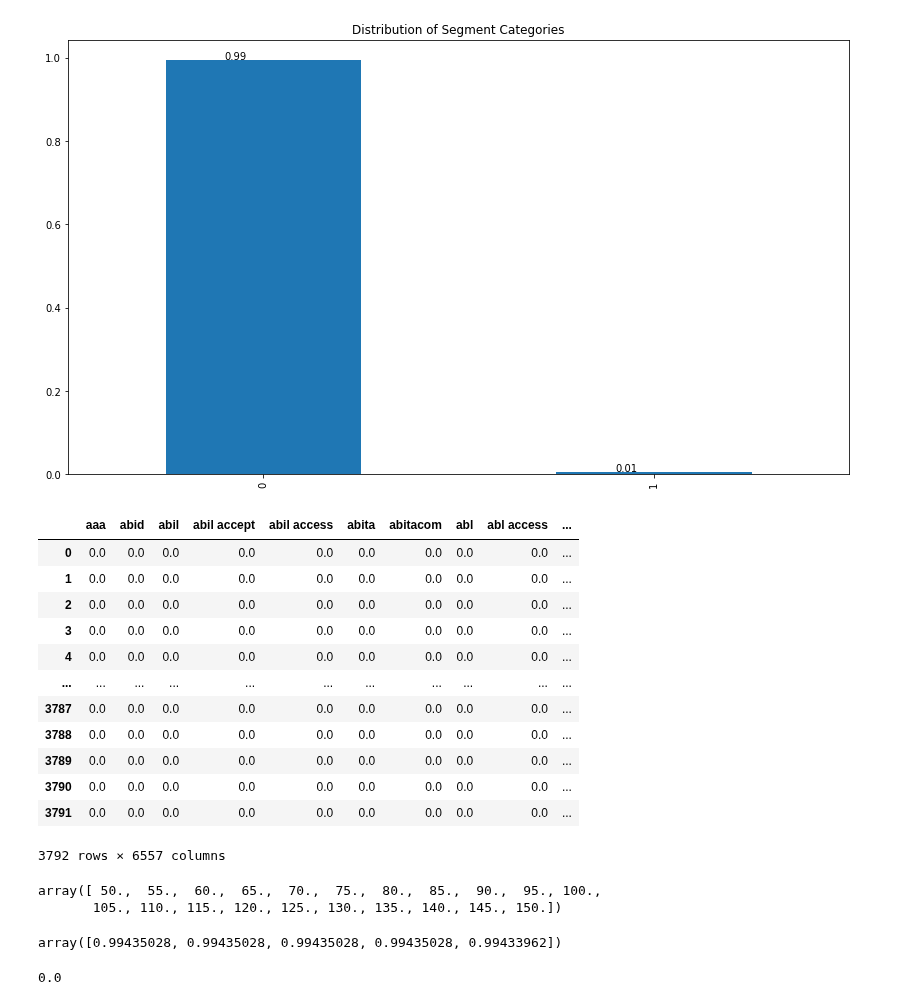
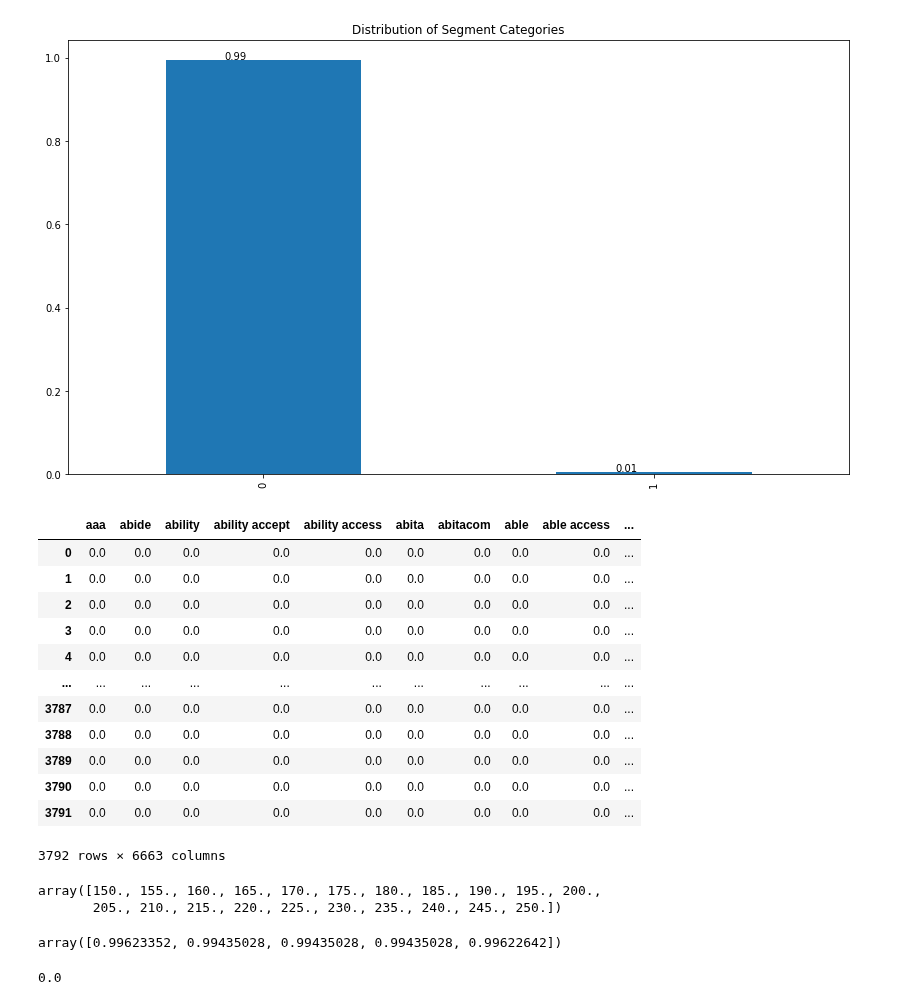
Before and after one commit to bachhvu/Policy-NLP, a Jupyter notebook: Do_Not_Track_Model_Development.ipynb, the cells around one changed output. Drawn from its saved outputs; the diff is of its cells as text; code cells hidden in the pictures.

```diff
--- a/Do_Not_Track_Model_Development.ipynb
+++ b/Do_Not_Track_Model_Development.ipynb
@@ -69,21 +69,21 @@ for index, value in enumerate(segments['do_not_track'].value_counts(normalize=Tr
 [figure]
 # %%
 # create the object of tfid vectorizer
-tfid_vectorizer = TfidfVectorizer("english", ngram_range=(1,2), use_idf=True, min_df=5)
+tfid_vectorizer = TfidfVectorizer("english", ngram_range=(1,2), use_idf=True, max_df=0.7, min_df=5)
 # fit the vectorizer using the text data
 tfid = tfid_vectorizer.fit(segments['segments'])
 # collect the vocabulary items used in the vectorizer
 dictionary = tfid_vectorizer.vocabulary_.items()
 
 tfid_matrix = tfid_vectorizer.transform(segments['segments']).todense()
 feature_names = tfid_vectorizer.get_feature_names()
 
 # store the tf-idf array into pandas dataframe
 df = pd.DataFrame(tfid_matrix, columns=feature_names)
 df['output'] = segments['do_not_track']
 df
 # %% [output]
-|  | aaa | abid | abil | abil accept | abil access | abita | abitacom | abl | abl access | ... |
+|  | aaa | abide | ability | ability accept | ability access | abita | abitacom | able | able access | ... |
 | 0 | 0.0 | 0.0 | 0.0 | 0.0 | 0.0 | 0.0 | 0.0 | 0.0 | 0.0 | ... |
 | 1 | 0.0 | 0.0 | 0.0 | 0.0 | 0.0 | 0.0 | 0.0 | 0.0 | 0.0 | ... |
 | 2 | 0.0 | 0.0 | 0.0 | 0.0 | 0.0 | 0.0 | 0.0 | 0.0 | 0.0 | ... |
@@ -95,17 +95,17 @@ df
 | 3789 | 0.0 | 0.0 | 0.0 | 0.0 | 0.0 | 0.0 | 0.0 | 0.0 | 0.0 | ... |
 | 3790 | 0.0 | 0.0 | 0.0 | 0.0 | 0.0 | 0.0 | 0.0 | 0.0 | 0.0 | ... |
 | 3791 | 0.0 | 0.0 | 0.0 | 0.0 | 0.0 | 0.0 | 0.0 | 0.0 | 0.0 | ... |
-3792 rows × 6557 columns
+3792 rows × 6663 columns
 # %%
 #Split data using 30%/70% split
 segments_train, segments_test, targets_train, targets_test = train_test_split(df[feature_names], df['output'], test_size=0.3, random_state=0)
 # %%
-alpha_list = np.linspace(50,150,21)
+alpha_list = np.linspace(150,250,21)
 alpha_list = np.around(alpha_list, decimals=4)
 alpha_list
 # %% [output]
-array([ 50.,  55.,  60.,  65.,  70.,  75.,  80.,  85.,  90.,  95., 100.,
-       105., 110., 115., 120., 125., 130., 135., 140., 145., 150.])
+array([150., 155., 160., 165., 170., 175., 180., 185., 190., 195., 200.,
+       205., 210., 215., 220., 225., 230., 235., 240., 245., 250.])
 # %%
 kf = StratifiedKFold(n_splits=5, random_state=0, shuffle=False)
 params = {'C': alpha_list,
@@ -114,7 +114,7 @@ params = {'C': alpha_list,
 classifier = LogisticRegression(random_state=0)
 cross_val_score(classifier, segments_train, targets_train, cv=kf)
 # %% [output]
-array([0.99435028, 0.99435028, 0.99435028, 0.99435028, 0.99433962])
+array([0.99623352, 0.99435028, 0.99435028, 0.99435028, 0.99622642])
 # %%
 classifier.fit(segments_train, targets_train)
 base_preds = classifier.predict(segments_test)
```
Also changed, not shown: parts of 8 cells of this notebook.
